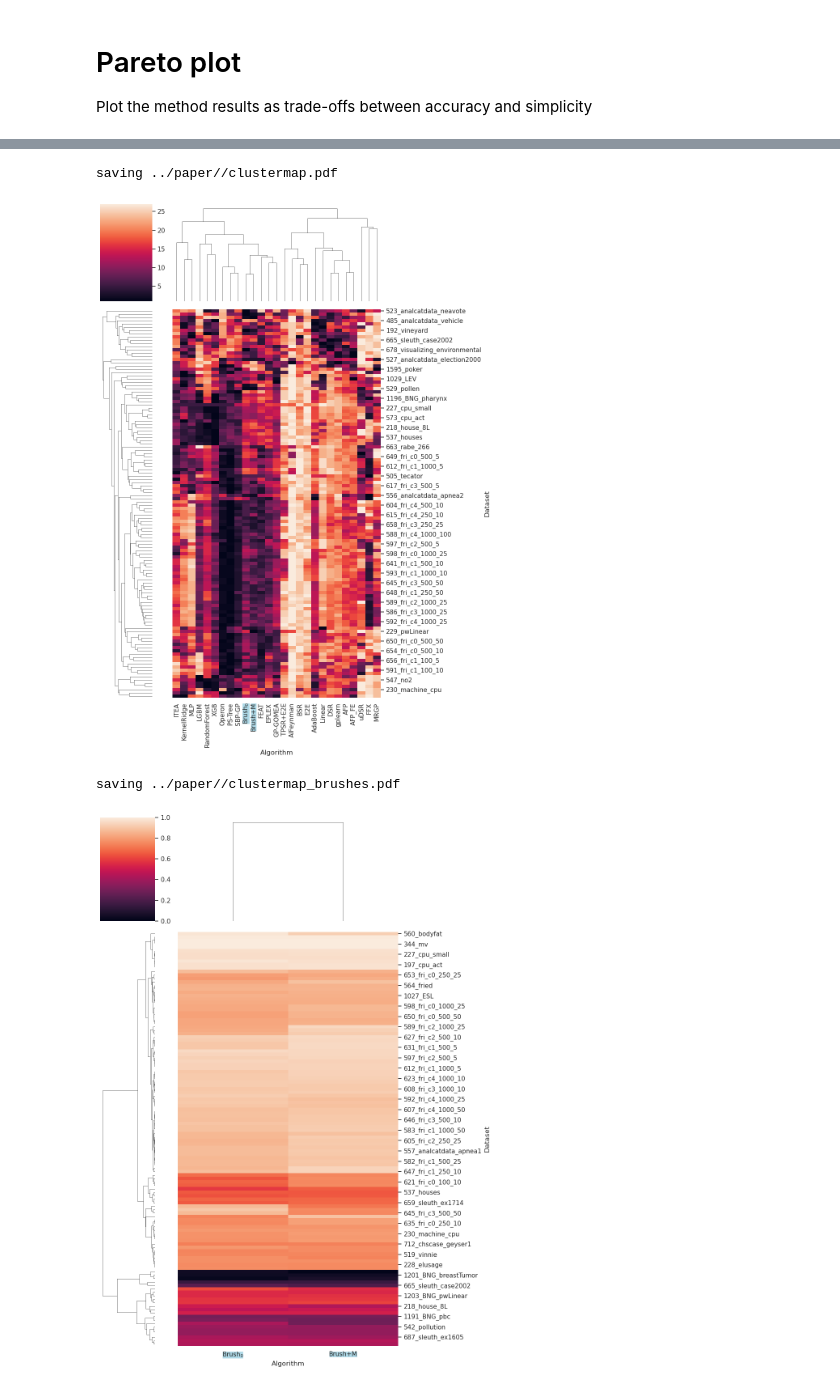
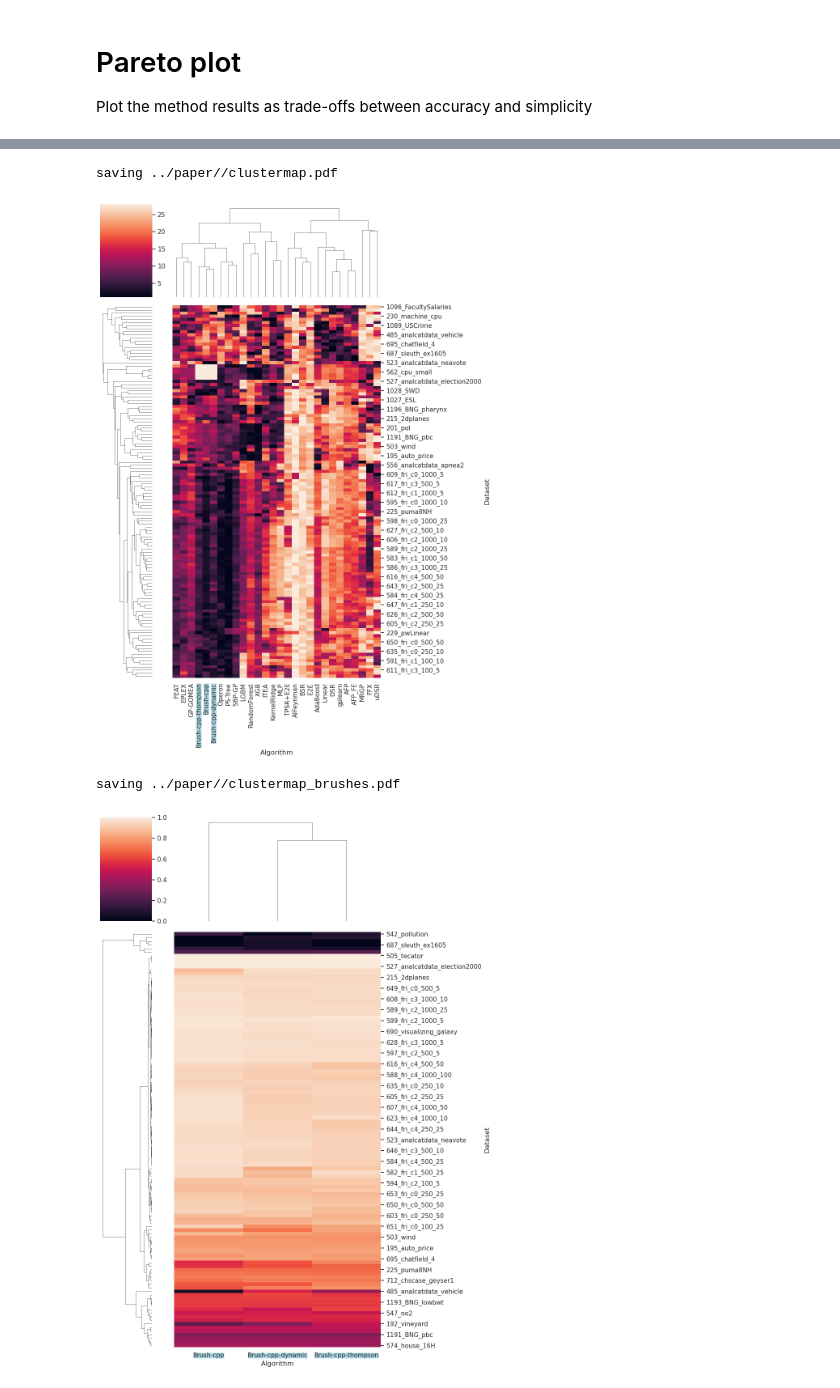
Before and after one commit to gAldeia/srbench, a Jupyter notebook: postprocessing/blackbox_results.ipynb, the cells around one changed output, grey strips where cells are left out. Cells and saved outputs as stored; diff of their text form; code cells hidden in the pictures.

Commit message:
Included brush with MABs implemented in cpp

```diff
--- a/postprocessing/blackbox_results.ipynb
+++ b/postprocessing/blackbox_results.ipynb
@@ -137,7 +137,8 @@ df_results = pd.read_feather('../results/black-box_results_srbench.feather')
 
 # df_results = pd.concat([pd.read_feather('../results/black-box_results_brush_500_dom.feather'), df_results], axis=0)
 # df_results = pd.concat([pd.read_feather('../results/black-box_results_brush_500.feather'), df_results], axis=0)
-df_results = pd.concat([pd.read_feather('../results/black-box_results_brush_250.feather'), df_results], axis=0)
+# df_results = pd.concat([pd.read_feather('../results/black-box_results_brush_250.feather'), df_results], axis=0)
+df_results = pd.concat([pd.read_feather('../results/black-box_results_brush-cpp.feather'), df_results], axis=0)
 df_results = pd.concat([pd.read_feather('../results/black-box_results_pstree.feather'), df_results], axis=0)
 df_results = pd.concat([pd.read_feather('../results/black-box_results_tpsr.feather'), df_results], axis=0)
 df_results = pd.concat([pd.read_feather('../results/black-box_results_e2et.feather'), df_results], axis=0)
@@ -567,7 +569,7 @@ df_plot = df_plot[df_plot["algorithm"].isin([
     "PS-Tree",
     "NeSymRes 10M",
     "NeSymRes 100M",
-])]
+] + [a for a in df_plot["algorithm"].unique() if "Brush" in a])]
 
 df_plot['*algorithm*'] = df_plot['algorithm'].apply(lambda x: '*'+x if x in symbolic_algs else x)
 
@@ -940,7 +944,7 @@ for idx,row in pareto_data.iterrows():
     y=row[ycol]-yoff
     ha='right'
 
-    if idx in ['Linear', 'AFP', 'MLP','MRGP',]: #  '$Brush_0$' ,'Brush+M', ,"Brush (C-D-TS)*"   "Brush wo split*", "Brush (C-D-UCB1)*", "Brush (D-UCB1)*",
+    if idx in ['Linear', 'AFP', 'MLP','MRGP', 'Brush-cpp-thompson']: #  '$Brush_0$' ,'Brush+M', ,"Brush (C-D-TS)*"   "Brush wo split*", "Brush (C-D-UCB1)*", "Brush (D-UCB1)*",
         x=row[xcol]+xoff
         ha='left'
     elif idx in ['Operon', 'PS-Tree',"Brush wo split (D-UCB1)"]: # '$Brush_0$',
@@ -1682,39 +1685,40 @@ plt.tight_layout()
 save(name="clustermap")
 # %% [output]
 saving ../paper//clustermap.pdf
-[figure, old version]
+[figure, new version]
 # %%
 data_fri = data[data.dataset.str.contains("_fri_")]
 data_non_fri = data[~data.dataset.str.contains("_fri_")]
 
-df_clustermap = data[data['algorithm'].isin(['Brush+S', '$Brush_0$', 'Brush+SM', 'Brush+M'])]
+df_clustermap = data[data['algorithm'].isin(['Brush+S', '$Brush_0$', 'Brush+SM', 'Brush+M']\
+                                            + [a for a in df_plot["algorithm"].unique() if "Brush" in a])]
 
 df_clustermap = df_clustermap[["dataset", "algorithm", "r2_test"]]\
         .groupby(["dataset", "algorithm"]).median().reset_index().pivot(
             "dataset", columns="algorithm").fillna(df_clustermap["algorithm"].nunique())
 
 df_clustermap.columns = df_clustermap.columns.droplevel()
 
 g = sns.clustermap(
     df_clustermap,
     figsize=(10, 14),
     vmin=0, vmax=1.0
     #cmap=cmap  # Apply the custom colormap
 )
 
 for ticklbl in g.ax_heatmap.xaxis.get_ticklabels():
     if "Brush" in ticklbl.get_text():
         ticklbl.set_bbox(dict(facecolor='lightblue', edgecolor='w', alpha=1, pad=0)) # boxstyle='round',
         # ticklbl.set_c('blue')
 
 g.ax_heatmap.set_xlabel("Algorithm")
 g.ax_heatmap.set_ylabel("Dataset")
 
 plt.tight_layout()
 save(name="clustermap_brushes")
 # %% [output]
 saving ../paper//clustermap_brushes.pdf
-[figure, old version]
+[figure, new version]
 # %%
 df_clustermap = data[["dataset", "*algorithm*", "r2_test_rank"]]\
         .groupby(["dataset", "*algorithm*"]).mean().reset_index().pivot("dataset", columns="*algorithm*").fillna(data["*algorithm*"].nunique())
```
Also changed, not shown: parts of 15 cells of this notebook, 7 other files.
